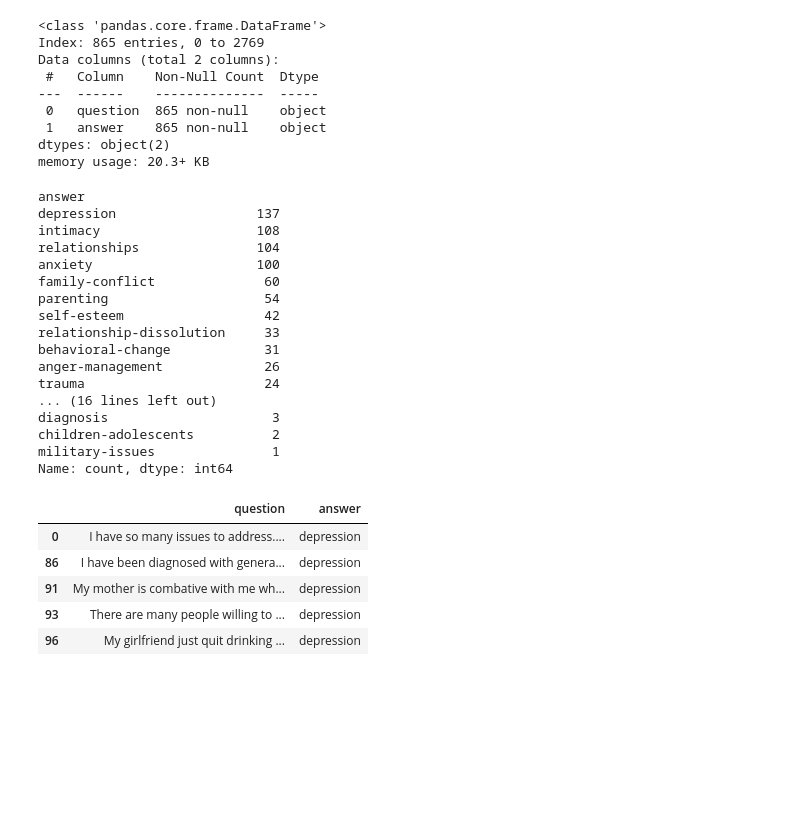
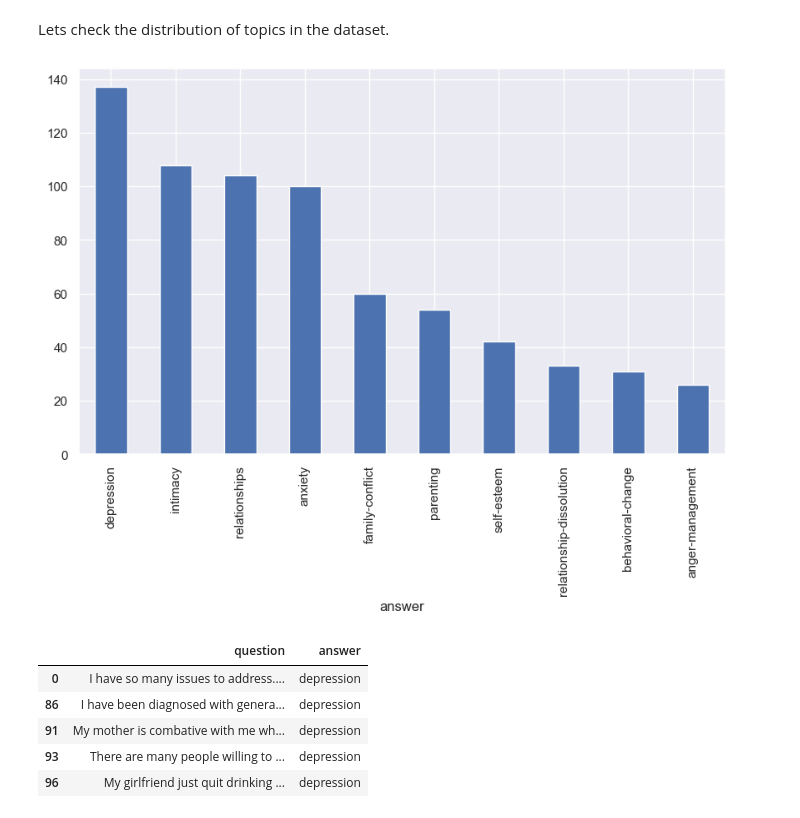
Before and after one commit to gautamnaik1994/LLM_Fine_Tuning_Basic, a Jupyter notebook: notebooks/fine_tuning_2.ipynb, the cells around one changed output. Saved outputs shown, nothing was run; the diff lists cells and outputs as text; code cells hidden in the pictures; blank space fills up the shorter version.

```diff
--- a/notebooks/fine_tuning_2.ipynb
+++ b/notebooks/fine_tuning_2.ipynb
@@ -50,3 +55,8 @@ from datasets import Dataset
 import pandas as pd
 from peft import LoraConfig, get_peft_model, TaskType
 from peft import PeftModel, PeftConfig
+import seaborn as sns
+import matplotlib.pyplot as plt
+sns.set_theme(style="darkgrid")
+import os
+os.environ["TOKENIZERS_PARALLELISM"] = "false"
@@ -70,35 +113,10 @@ df=df.rename(columns={"questionText": "question", "topic": "answer"})
-# %%
-df.info()
-# %% [output]
-<class 'pandas.core.frame.DataFrame'>
-Index: 865 entries, 0 to 2769
-Data columns (total 2 columns):
- #   Column    Non-Null Count  Dtype
----  ------    --------------  -----
- 0   question  865 non-null    object
- 1   answer    865 non-null    object
-dtypes: object(2)
-memory usage: 20.3+ KB
+# %% [markdown]
+Lets check the distribution of topics in the dataset.
 # %%
-df["answer"].value_counts()
+plt.figure(figsize=(10,6))
+df["answer"].value_counts().head(10).plot.bar();
 # %% [output]
-answer
-depression                  137
-intimacy                    108
-relationships               104
-anxiety                     100
-family-conflict              60
-parenting                    54
-self-esteem                  42
-relationship-dissolution     33
-behavioral-change            31
-anger-management             26
-trauma                       24
-... (16 lines left out)
-diagnosis                     3
-children-adolescents          2
-military-issues               1
-Name: count, dtype: int64
+[figure, added]
 # %%
 df.head()
 # %% [output]
```
Also changed, not shown: parts of 42 cells of this notebook, 11 other files.
